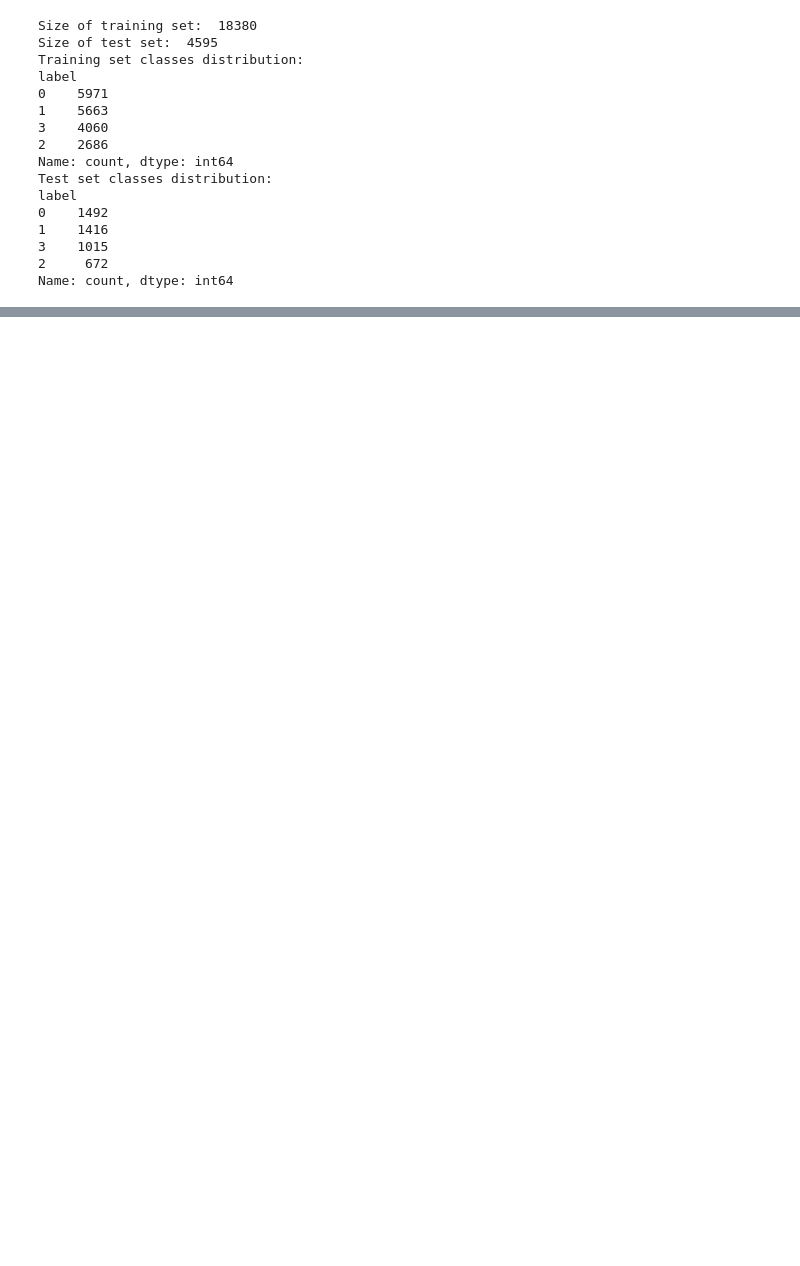
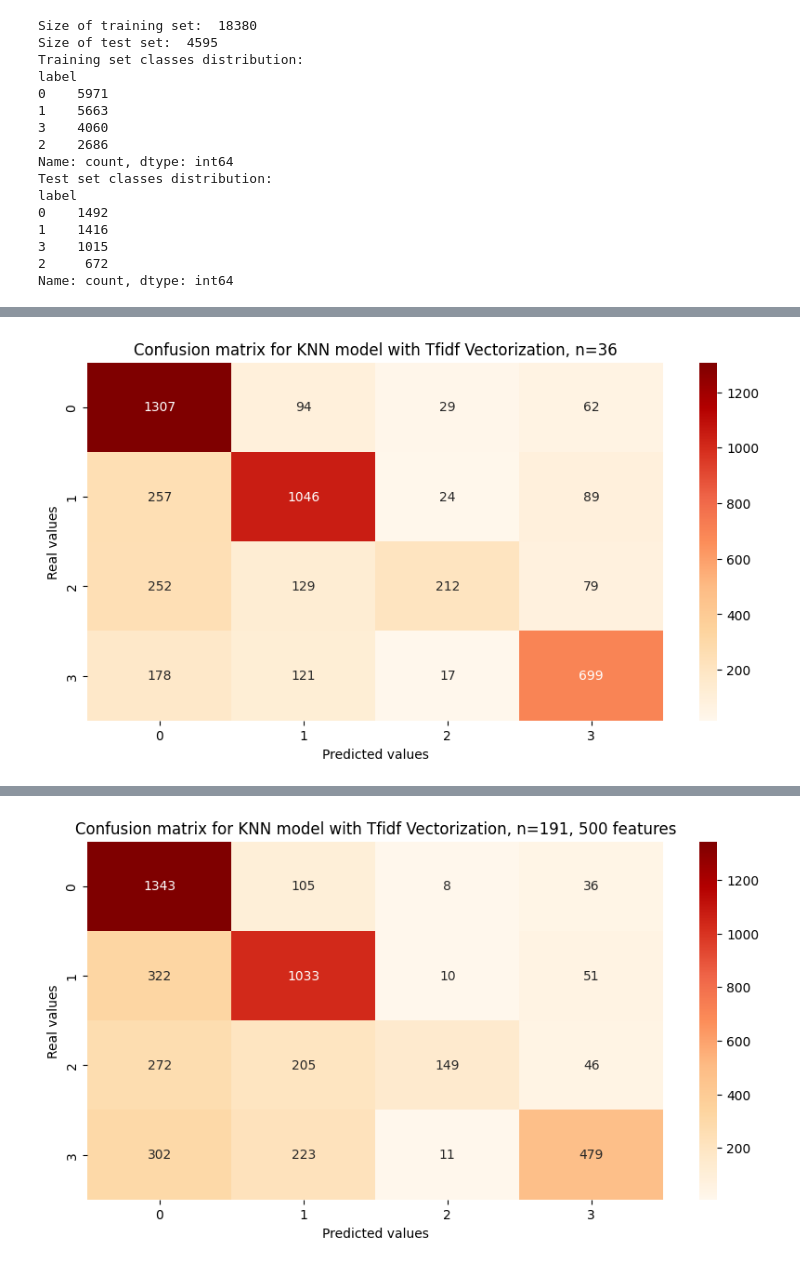
Before and after one commit to Aleksander-Wieczorek/Genre-Classificator, a Jupyter notebook: models/KNN_grouped.ipynb, the cells around one changed output, grey strips where cells are left out. Saved outputs shown, nothing was run; the diff lists cells and outputs as text; code cells hidden in the pictures; blank space fills up the shorter version.

```diff
--- a/models/KNN_grouped.ipynb
+++ b/models/KNN_grouped.ipynb
@@ -193,12 +221,6 @@ X_train, X_test, Y_train, Y_test = train_test_split(data['text'], data['label'],
 X_train = tfidf_vectorizer.fit_transform(X_train)
 X_test = tfidf_vectorizer.transform(X_test)
 knn_model = KNeighborsClassifier()
-
-parameters = {
-    "n_neighbors": [i for i in range(1,200,5)],
-    "metric": ['euclidean'],
-    "weights": ['uniform', 'distance']
-}
 
 grid_search = GridSearchCV(
     knn_model, parameters, cv = 5, scoring="accuracy", n_jobs=1
@@ -217,5 +239,7 @@ best_params = grid_search.best_params_
 knn_model = KNeighborsClassifier(n_neighbors=best_params["n_neighbors"], metric=best_params["metric"], weights=best_params["weights"])
 knn_model.fit(X_train, Y_train)
 
-print(f"Accuracy on test set: ",knn_model.score(X_test, Y_test))
+Y_pred = knn_model.predict(X_test)
+print("Test set results:")
+print(metrics.classification_report(Y_test, Y_pred))
 # %% [output]
@@ -238,44 +272,52 @@ def plot_confusion_matrix(Y, Y_pred, title, target_labels):
     plt.title(title)
     plt.show()
 # %%
-# 51 neighbor KNN
+tfidf_vectorizer=TfidfVectorizer()
+
+# 41 neighbor KNN
 X_train, X_test, Y_train, Y_test = train_test_split(data['text'], data['label'], test_size=0.2, stratify=data['label'])
-knn_model = KNeighborsClassifier(metric="euclidean", weights="distance", n_neighbors=51)
+knn_model = KNeighborsClassifier(metric="euclidean", weights="distance", n_neighbors=36)
+X_train = tfidf_vectorizer.fit_transform(X_train)
+X_test = tfidf_vectorizer.transform(X_test)
+knn_model.fit(X_train, Y_train)
+Y_pred = knn_model.predict(X_test)
+print(np.sum(np.where(Y_pred==0,1,0)))
+print("Accuracy: ", metrics.accuracy_score(Y_test, Y_pred))
+plot_confusion_matrix(Y_test, Y_pred, "Confusion matrix for KNN model with Tfidf Vectorization, n=36", [0,1,2,3])
+
+
+# 116 neighbors KNN
+tfidf_vectorizer = TfidfVectorizer(max_features=500)
+X_train, X_test, Y_train, Y_test = train_test_split(data['text'], data['label'], test_size=0.2, stratify=data['label'])
+knn_model = KNeighborsClassifier(metric="euclidean", weights="distance", n_neighbors=191)
 X_train = tfidf_vectorizer.fit_transform(X_train)
 X_test = tfidf_vectorizer.transform(X_test)
 knn_model.fit(X_train, Y_train)
 Y_pred = knn_model.predict(X_test)
 print("Accuracy: ", metrics.accuracy_score(Y_test, Y_pred))
-plot_confusion_matrix(Y_test, Y_pred, "Confusion matrix for KNN model with Count Vectorization, n=1", target_genres)
-
-# # 5 neighbors KNN
-# X_train, X_test, Y_train, Y_test = train_test_split(data['text'], data['label'], test_size=0.2, stratify=data['label'])
-# knn_model = KNeighborsClassifier(metric="euclidean", weights="uniform", n_neighbors=5)
-# X_train = count_vectorizer.fit_transform(X_train)
-# X_test = count_vectorizer.transform(X_test)
-# knn_model.fit(X_train, Y_train)
-# Y_pred = knn_model.predict(X_test)
-# print("Accuracy: ", metrics.accuracy_score(Y_test, Y_pred))
-# plot_confusion_matrix(Y_test, Y_pred, "Confusion matrix for KNN model with Count Vectorization, n=5", target_genres)
+plot_confusion_matrix(Y_test, Y_pred, "Confusion matrix for KNN model with Tfidf Vectorization, n=191, 500 features", [0,1,2,3])
 
 
 
-# # 10 neighbors KNN
-# X_train, X_test, Y_train, Y_test = train_test_split(data['text'], data['label'], test_size=0.2, stratify=data['label'])
-# knn_model = KNeighborsClassifier(metric="euclidean", weights="uniform", n_neighbors=10)
-# X_train = count_vectorizer.fit_transform(X_train)
-# X_test = count_vectorizer.transform(X_test)
-# knn_model.fit(X_train, Y_train)
-# Y_pred = knn_model.predict(X_test)
-# print("Accuracy: ", metrics.accuracy_score(Y_test, Y_pred))
-# plot_confusion_matrix(Y_test, Y_pred, "Confusion matrix for KNN model with Count Vectorization, n=10", target_genres)
+# 31 neighbors KNN
+tfidf_vectorizer = TfidfVectorizer(max_features=50)
+X_train, X_test, Y_train, Y_test = train_test_split(data['text'], data['label'], test_size=0.2, stratify=data['label'])
+knn_model = KNeighborsClassifier(metric="euclidean", weights="uniform", n_neighbors=71)
+X_train = tfidf_vectorizer.fit_transform(X_train)
+X_test = tfidf_vectorizer.transform(X_test)
+knn_model.fit(X_train, Y_train)
+Y_pred = knn_model.predict(X_test)
+print("Accuracy: ", metrics.accuracy_score(Y_test, Y_pred))
+plot_confusion_matrix(Y_test, Y_pred, "Confusion matrix for KNN model with Tfidf Vectorization, n=71, 50 features", [0,1,2,3])
 
-# # 30 neighbors KNN
-# X_train, X_test, Y_train, Y_test = train_test_split(data['text'], data['label'], test_size=0.2, stratify=data['label'])
-# knn_model = KNeighborsClassifier(metric="euclidean", weights="uniform", n_neighbors=30)
-# X_train = count_vectorizer.fit_transform(X_train)
-# X_test = count_vectorizer.transform(X_test)
-# knn_model.fit(X_train, Y_train)
-# Y_pred = knn_model.predict(X_test)
-# print("Accuracy: ", metrics.accuracy_score(Y_test, Y_pred))
+# 30 neighbors KNN
+tfidf_vectorizer = TfidfVectorizer(max_features=1000)
+X_train, X_test, Y_train, Y_test = train_test_split(data['text'], data['label'], test_size=0.2, stratify=data['label'])
+knn_model = KNeighborsClassifier(metric="euclidean", weights="distance", n_neighbors=66)
+X_train = tfidf_vectorizer.fit_transform(X_train)
+X_test = tfidf_vectorizer.transform(X_test)
+knn_model.fit(X_train, Y_train)
+Y_pred = knn_model.predict(X_test)
+print("Accuracy: ", metrics.accuracy_score(Y_test, Y_pred))
+plot_confusion_matrix(Y_test, Y_pred, "Confusion matrix for KNN model with Tfidf Vectorization, n=66, 1000 features", [0,1,2,3])
 # %% [output]
@@ -282,0 +326 @@ Accuracy:  0.5155603917301415
+[figure, added]
@@ -283,0 +328 @@ NameError: name 'target_genres' is not defined
+[figure, added]
```
Also changed, not shown: parts of 8 cells of this notebook.
